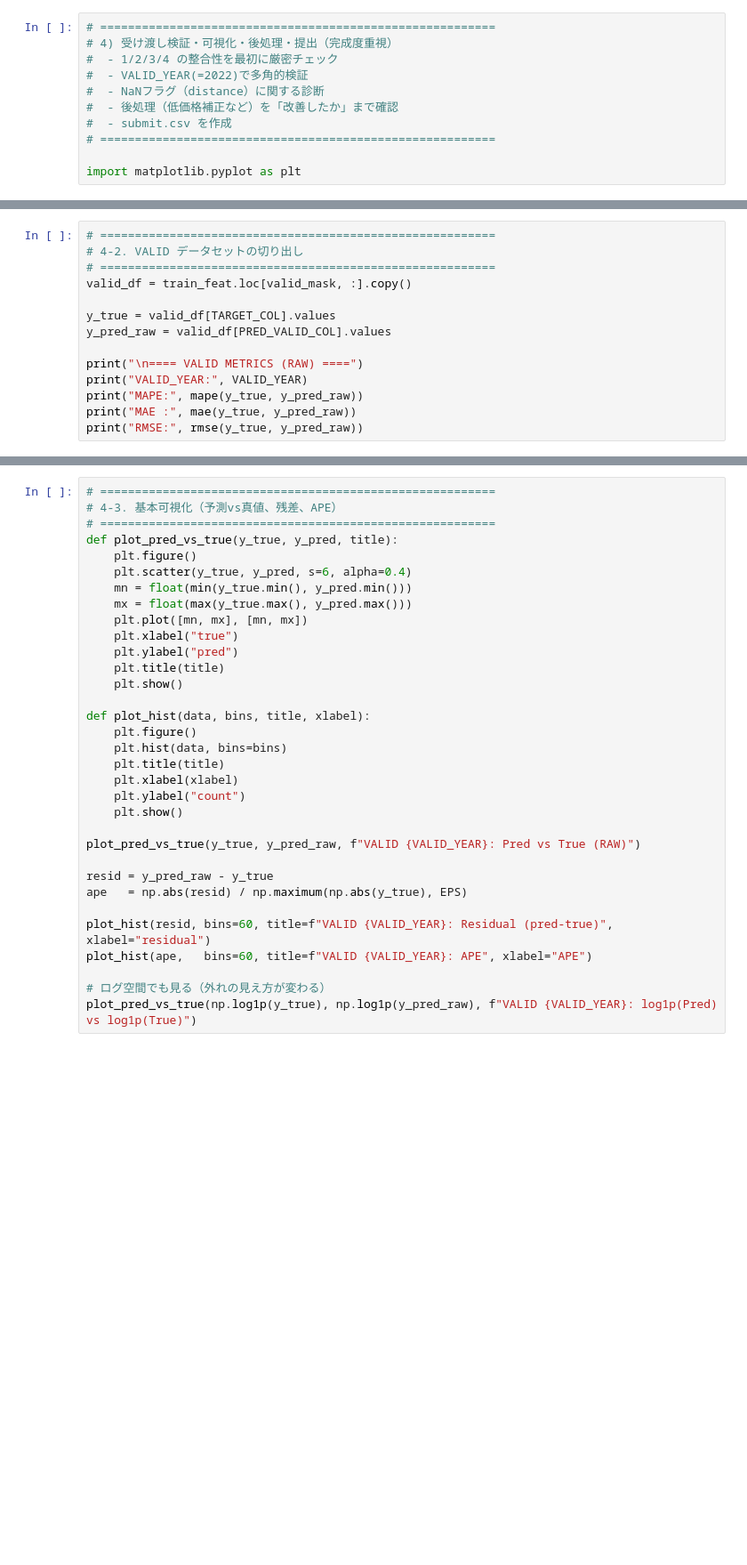
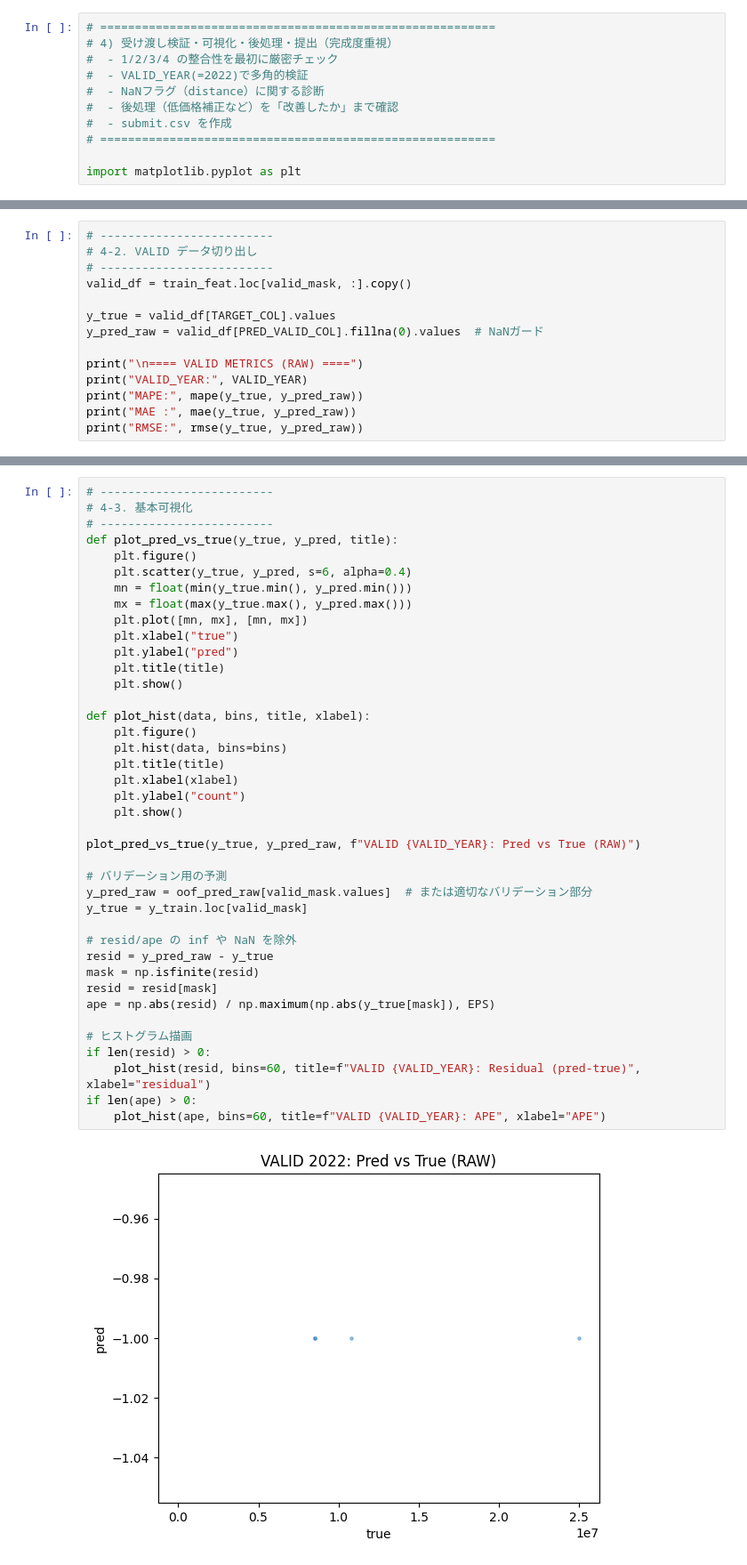
Before and after one commit to dondonrocket/kokudo, a Jupyter notebook: re_hasegawa.ipynb, the cells around one changed output, grey strips where cells are left out. Shown at 89% size. Cells and saved outputs as stored; diff of their text form; blank space fills up the shorter version.

```diff
--- a/re_hasegawa.ipynb
+++ b/re_hasegawa.ipynb
@@ -615,13 +566,13 @@ def rmse(y_true, y_pred):
     y_pred = np.asarray(y_pred, dtype=float)
     return np.sqrt(np.mean((y_true - y_pred) ** 2))
 # %%
-# =========================================================
-# 4-2. VALID データセットの切り出し
-# =========================================================
+# -------------------------
+# 4-2. VALID データ切り出し
+# -------------------------
 valid_df = train_feat.loc[valid_mask, :].copy()
 
 y_true = valid_df[TARGET_COL].values
-y_pred_raw = valid_df[PRED_VALID_COL].values
+y_pred_raw = valid_df[PRED_VALID_COL].fillna(0).values  # NaNガード
 
 print("\n==== VALID METRICS (RAW) ====")
 print("VALID_YEAR:", VALID_YEAR)
@@ -631,33 +588,42 @@ print("RMSE:", rmse(y_true, y_pred_raw))
 # %%
-# =========================================================
-# 4-3. 基本可視化（予測vs真値、残差、APE）
-# =========================================================
+# -------------------------
+# 4-3. 基本可視化
+# -------------------------
 def plot_pred_vs_true(y_true, y_pred, title):
     plt.figure()
     plt.scatter(y_true, y_pred, s=6, alpha=0.4)
     mn = float(min(y_true.min(), y_pred.min()))
     mx = float(max(y_true.max(), y_pred.max()))
     plt.plot([mn, mx], [mn, mx])
     plt.xlabel("true")
     plt.ylabel("pred")
     plt.title(title)
     plt.show()
 
 def plot_hist(data, bins, title, xlabel):
     plt.figure()
     plt.hist(data, bins=bins)
     plt.title(title)
     plt.xlabel(xlabel)
     plt.ylabel("count")
     plt.show()
 
 plot_pred_vs_true(y_true, y_pred_raw, f"VALID {VALID_YEAR}: Pred vs True (RAW)")
 
+# バリデーション用の予測
+y_pred_raw = oof_pred_raw[valid_mask.values]  # または適切なバリデーション部分
+y_true = y_train.loc[valid_mask]
+
+# resid/ape の inf や NaN を除外
 resid = y_pred_raw - y_true
-ape   = np.abs(resid) / np.maximum(np.abs(y_true), EPS)
+mask = np.isfinite(resid)
+resid = resid[mask]
+ape = np.abs(resid) / np.maximum(np.abs(y_true[mask]), EPS)
 
-plot_hist(resid, bins=60, title=f"VALID {VALID_YEAR}: Residual (pred-true)", xlabel="residual")
-plot_hist(ape,   bins=60, title=f"VALID {VALID_YEAR}: APE", xlabel="APE")
-
-# ログ空間でも見る（外れの見え方が変わる）
-plot_pred_vs_true(np.log1p(y_true), np.log1p(y_pred_raw), f"VALID {VALID_YEAR}: log1p(Pred) vs log1p(True)")
+# ヒストグラム描画
+if len(resid) > 0:
+    plot_hist(resid, bins=60, title=f"VALID {VALID_YEAR}: Residual (pred-true)", xlabel="residual")
+if len(ape) > 0:
+    plot_hist(ape, bins=60, title=f"VALID {VALID_YEAR}: APE", xlabel="APE")
+# %% [output]
+[figure, added]
```
Also changed, not shown: parts of 20 cells of this notebook.
